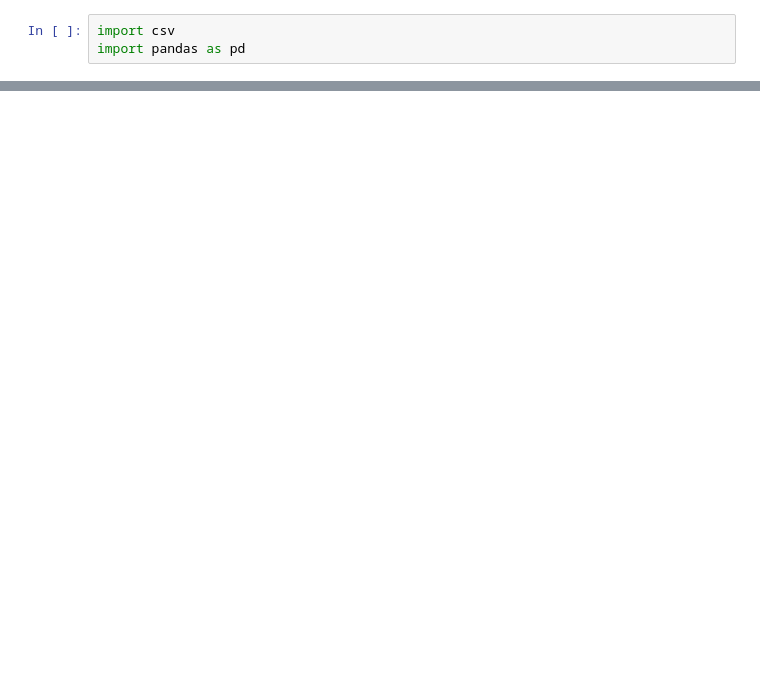
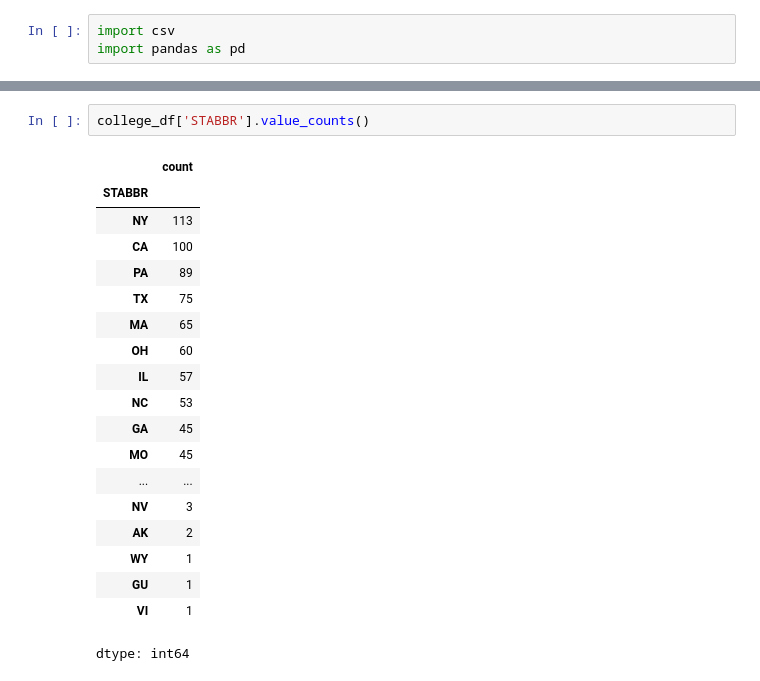
Before and after one commit to mjwillis717-coder/dsrp, a Jupyter notebook: DSRP_Education.ipynb, the cells around one changed output, grey strips where cells are left out. Cells and saved outputs as stored; diff of their text form; blank space fills up the shorter version.

```diff
--- a/DSRP_Education.ipynb
+++ b/DSRP_Education.ipynb
@@ -16,0 +78,22 @@ college_df.head()
+# %%
+college_df['STABBR'].value_counts()
+# %% [output]
+|  | count |
+| STABBR |  |
+| NY | 113 |
+| CA | 100 |
+| PA | 89 |
+| TX | 75 |
+| MA | 65 |
+| OH | 60 |
+| IL | 57 |
+| NC | 53 |
+| GA | 45 |
+| MO | 45 |
+| ... | ... |
+| NV | 3 |
+| AK | 2 |
+| WY | 1 |
+| GU | 1 |
+| VI | 1 |
+dtype: int64
```
Also changed, not shown: parts of 6 cells of this notebook.
